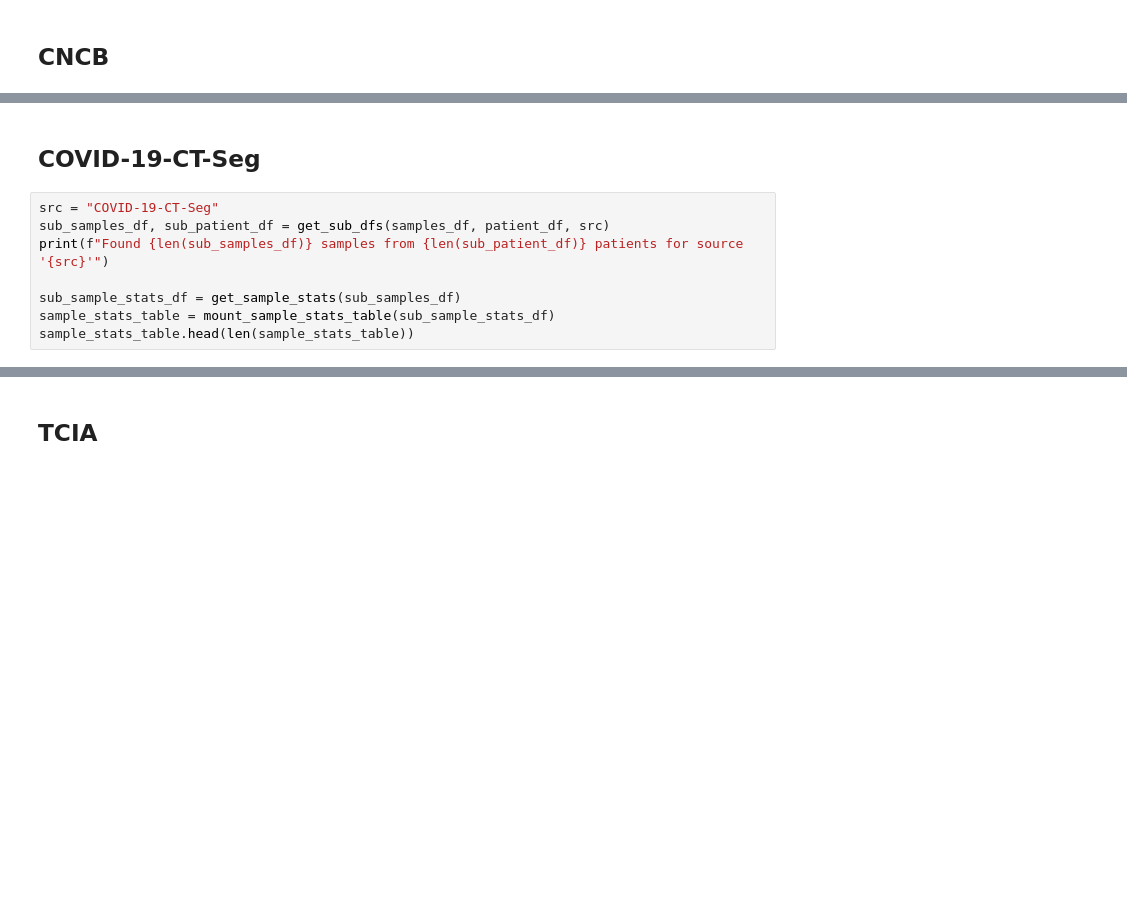
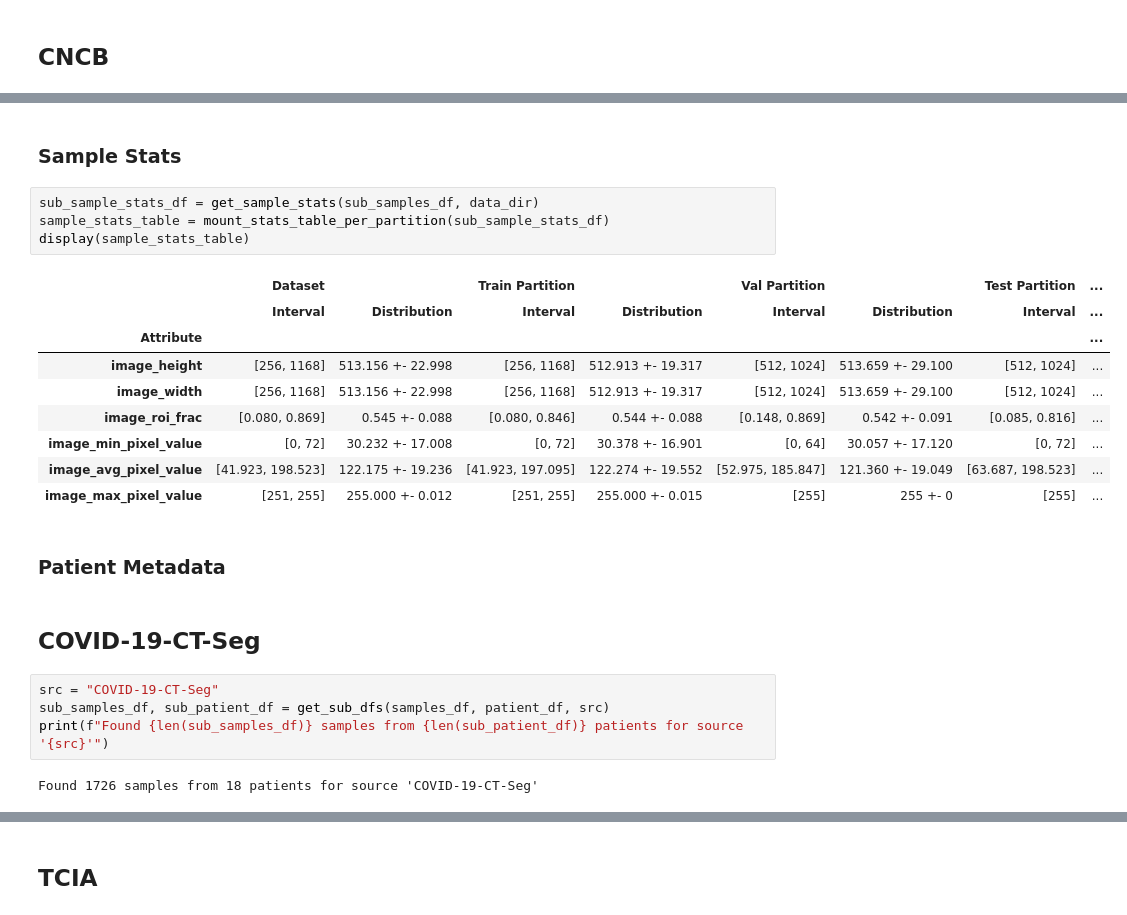
Before and after one commit to LeoAraujoEE/C19_FederatedCT, a Jupyter notebook: notebooks/7.1 - Dataset Statistics.ipynb, the cells around one changed output, grey strips where cells are left out. Drawn from its saved outputs; the diff is of its cells as text; blank space fills up the shorter version.

```diff
--- a/notebooks/7.1 - Dataset Statistics.ipynb
+++ b/notebooks/7.1 - Dataset Statistics.ipynb
@@ -307,10 +357,26 @@ sample_stats_table.head(len(sample_stats_table))
+# %% [markdown]
+### Sample Stats
+# %%
+sub_sample_stats_df = get_sample_stats(sub_samples_df, data_dir)
+sample_stats_table = mount_stats_table_per_partition(sub_sample_stats_df)
+display(sample_stats_table)
+# %% [output]
+|  | Dataset |  | Train Partition |  | Val Partition |  | Test Partition | ... |
+|  | Interval | Distribution | Interval | Distribution | Interval | Distribution | Interval | ... |
+| Attribute |  |  |  |  |  |  |  | ... |
+| image_height | [256, 1168] | 513.156 +- 22.998 | [256, 1168] | 512.913 +- 19.317 | [512, 1024] | 513.659 +- 29.100 | [512, 1024] | ... |
+| image_width | [256, 1168] | 513.156 +- 22.998 | [256, 1168] | 512.913 +- 19.317 | [512, 1024] | 513.659 +- 29.100 | [512, 1024] | ... |
+| image_roi_frac | [0.080, 0.869] | 0.545 +- 0.088 | [0.080, 0.846] | 0.544 +- 0.088 | [0.148, 0.869] | 0.542 +- 0.091 | [0.085, 0.816] | ... |
+| image_min_pixel_value | [0, 72] | 30.232 +- 17.008 | [0, 72] | 30.378 +- 16.901 | [0, 64] | 30.057 +- 17.120 | [0, 72] | ... |
+| image_avg_pixel_value | [41.923, 198.523] | 122.175 +- 19.236 | [41.923, 197.095] | 122.274 +- 19.552 | [52.975, 185.847] | 121.360 +- 19.049 | [63.687, 198.523] | ... |
+| image_max_pixel_value | [251, 255] | 255.000 +- 0.012 | [251, 255] | 255.000 +- 0.015 | [255] | 255 +- 0 | [255] | ... |
+# %% [markdown]
+### Patient Metadata
 # %% [markdown]
 ## COVID-19-CT-Seg
 # %%
 src = "COVID-19-CT-Seg"
 sub_samples_df, sub_patient_df = get_sub_dfs(samples_df, patient_df, src)
 print(f"Found {len(sub_samples_df)} samples from {len(sub_patient_df)} patients for source '{src}'")
-
-sub_sample_stats_df = get_sample_stats(sub_samples_df)
-sample_stats_table = mount_sample_stats_table(sub_sample_stats_df)
-sample_stats_table.head(len(sample_stats_table))
+# %% [output]
+Found 1726 samples from 18 patients for source 'COVID-19-CT-Seg'
```
Also changed, not shown: parts of 32 cells of this notebook, 1 other file.
